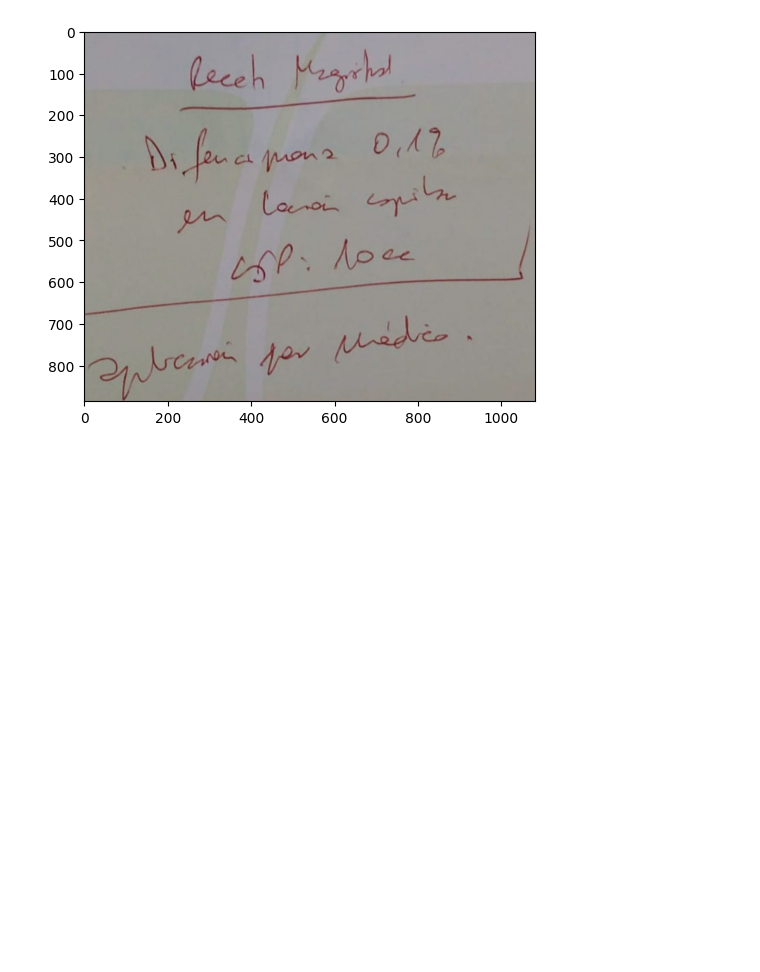
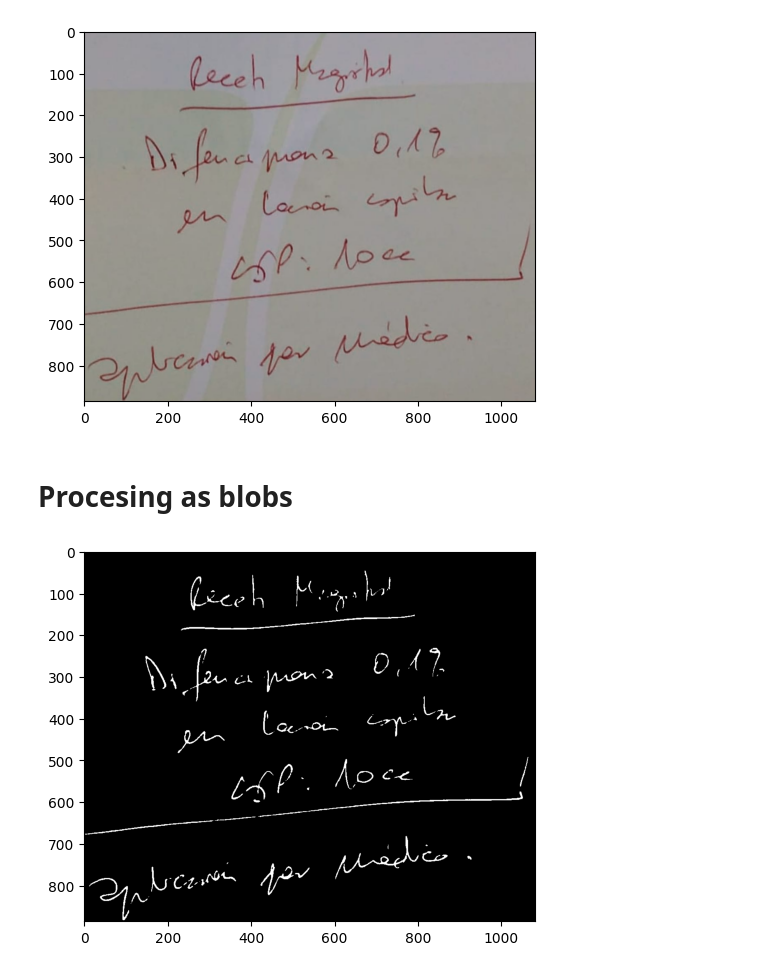
Before and after one commit to fbientrigo/cv_medical, a Jupyter notebook: 01_blockConstruction/01_recongnitionblocks.ipynb, the cells around one changed output. Cells and saved outputs as stored; diff of their text form; code cells hidden in the pictures; blank space fills up the shorter version.

```diff
--- a/01_blockConstruction/01_recongnitionblocks.ipynb
+++ b/01_blockConstruction/01_recongnitionblocks.ipynb
@@ -120,3 +117,15 @@ plt.imshow(img)
 # %% [output]
 <matplotlib.image.AxesImage at 0x...>
 [figure]
+# %% [markdown]
+# Procesing as blobs
+# %%
+def thresholding(image, treshold=80):
+    img_gray = cv2.cvtColor(image,cv2.COLOR_BGR2GRAY)
+    ret,thresh = cv2.threshold(img_gray, treshold,255,cv2.THRESH_BINARY_INV)
+    plt.imshow(thresh, cmap='gray')
+    return thresh
+
+thresh_img = thresholding(img, 95); #50, pi
+# %% [output]
+[figure, added]
```
Also changed, not shown: parts of 10 cells of this notebook, 7 other files.
